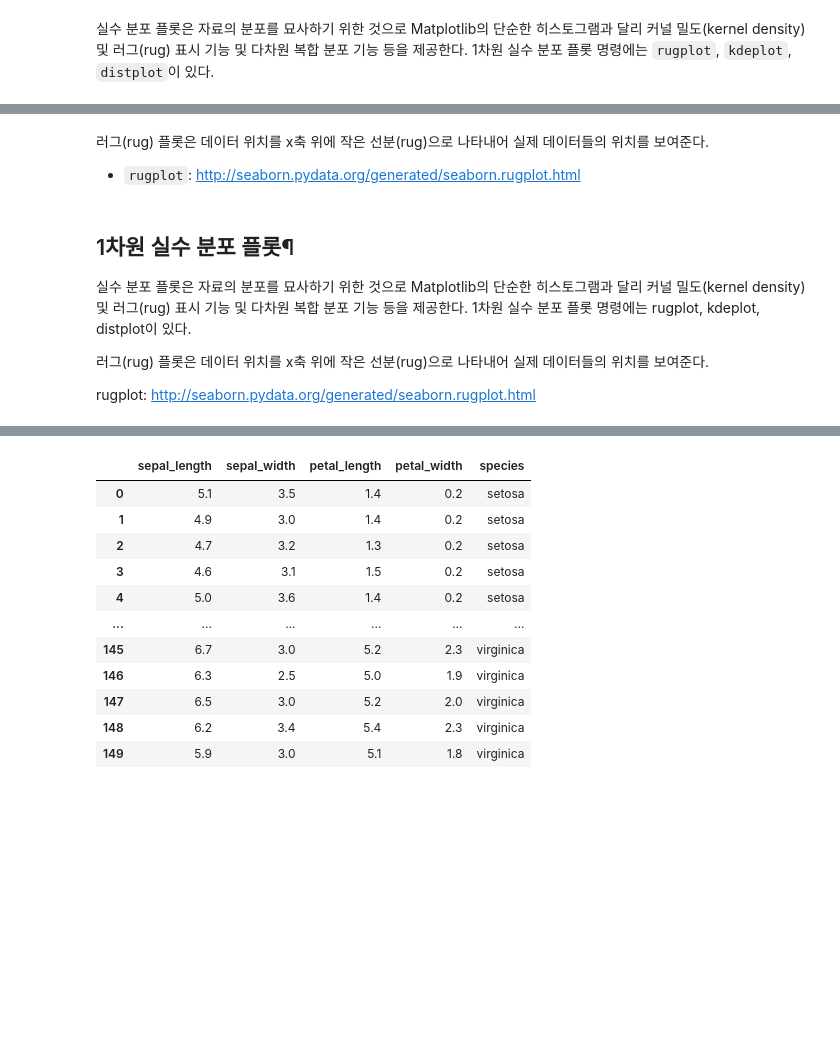
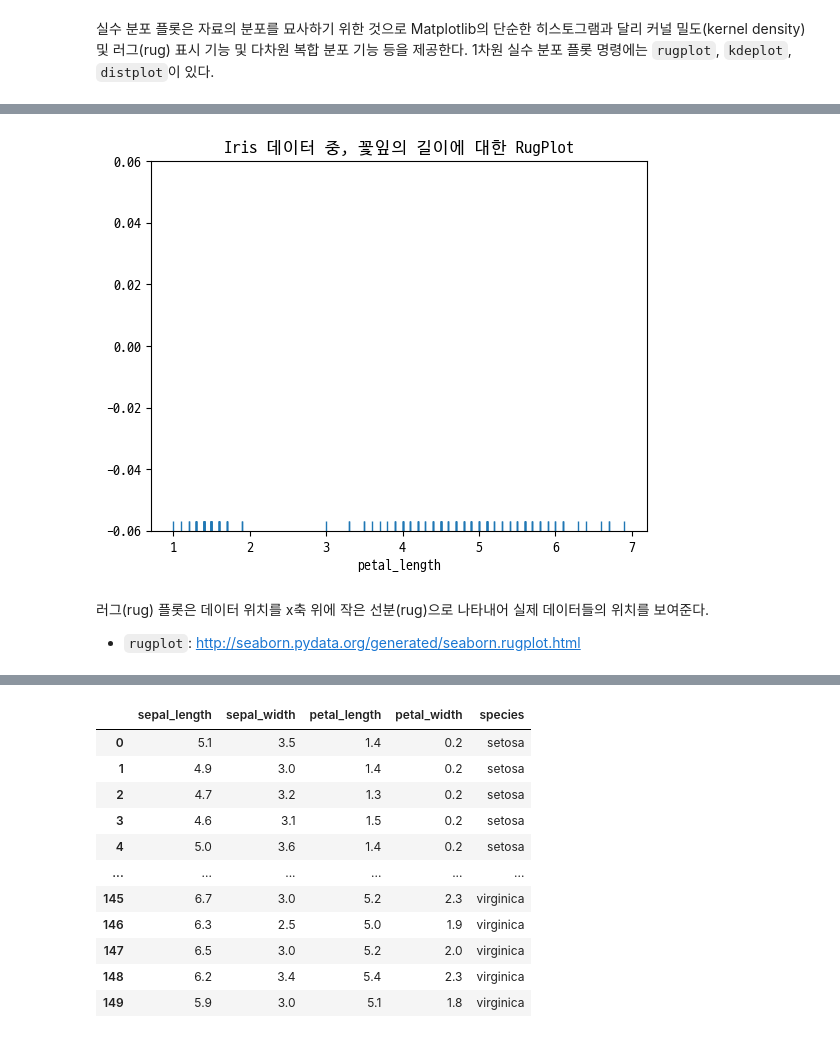
Before and after one commit to pnow7/Python-Practice, a Jupyter notebook: jupyter/[데이터분석] 4. Seaborn.ipynb, the cells around one changed output, grey strips where cells are left out. Drawn from its saved outputs; the diff is of its cells as text; code cells hidden in the pictures; blank space fills up the shorter version.

Commit message:
[데이터분석] sns(Seaborn)

```diff
--- a/jupyter/[데이터분석] 4. Seaborn.ipynb
+++ b/jupyter/[데이터분석] 4. Seaborn.ipynb
@@ -32,0 +172,3 @@ pandas.core.frame.DataFrame
+# %%
+plt.rcParams['font.family'] = 'D2Coding'
+plt.rcParams['axes.unicode_minus'] = False
@@ -33,11 +207,10 @@ pandas.core.frame.DataFrame
+# %%
+plt.title("Iris 데이터 중, 꽃잎의 길이에 대한 RugPlot")
+sns.rugplot(iris.petal_length)  #iris['petal_length'] 와 같음
+plt.show()
+# %% [output]
+[figure, added]
 # %% [markdown]
 러그(rug) 플롯은 데이터 위치를 x축 위에 작은 선분(rug)으로 나타내어 실제 데이터들의 위치를 보여준다.
 
 * `rugplot`: http://seaborn.pydata.org/generated/seaborn.rugplot.html
-# %% [markdown]
-## 1차원 실수 분포 플롯¶
-실수 분포 플롯은 자료의 분포를 묘사하기 위한 것으로 Matplotlib의 단순한 히스토그램과 달리 커널 밀도(kernel density) 및 러그(rug) 표시 기능 및 다차원 복합 분포 기능 등을 제공한다. 1차원 실수 분포 플롯 명령에는 rugplot, kdeplot, distplot이 있다.
-
-러그(rug) 플롯은 데이터 위치를 x축 위에 작은 선분(rug)으로 나타내어 실제 데이터들의 위치를 보여준다.
-
-rugplot: http://seaborn.pydata.org/generated/seaborn.rugplot.html
```
Also changed, not shown: parts of 65 cells of this notebook.
